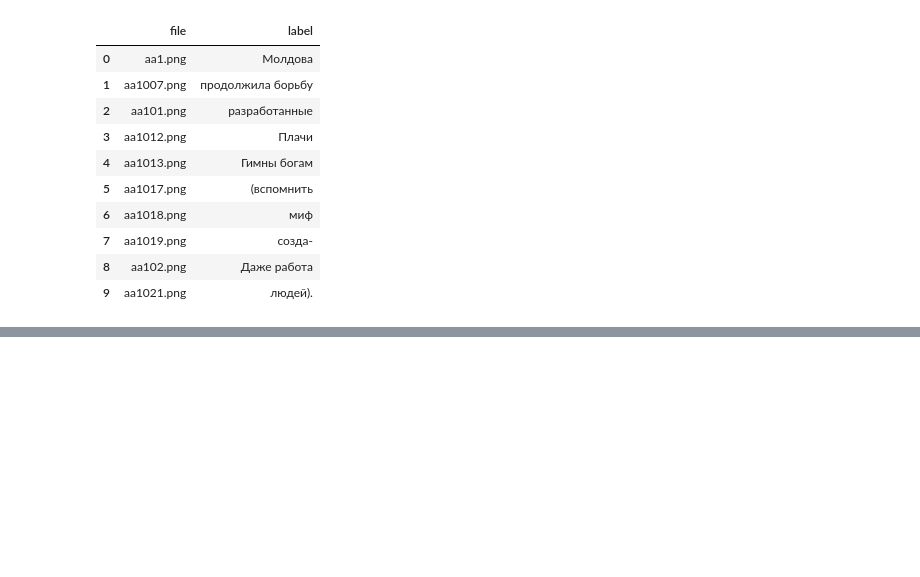
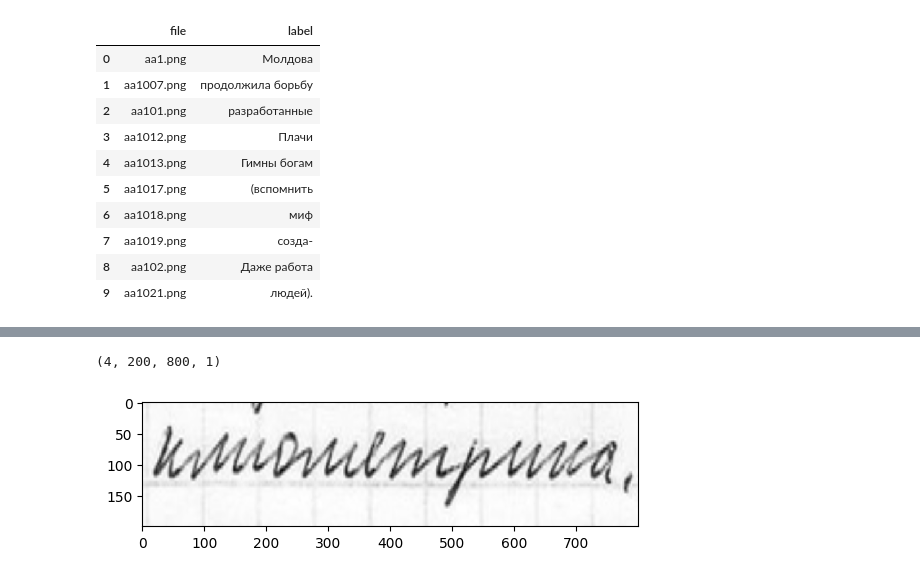
Before and after one commit to hnowakowski/cyrillOCR, a Jupyter notebook: playground.ipynb, the cells around one changed output, grey strips where cells are left out. Cells and saved outputs as stored; diff of their text form; code cells hidden in the pictures; blank space fills up the shorter version.

```diff
--- a/playground.ipynb
+++ b/playground.ipynb
@@ -39,0 +76,19 @@ plt.imshow(img, cmap='gray')
+# %%
+def build_dataset(paths, labels, batch_size, training=True):
+    ds = tf.data.Dataset.from_tensor_slices((paths, labels))
+
+    if training:
+        ds = ds.shuffle(buffer_size=1024, reshuffle_each_iteration=True)
+
+    ds = ds.map(
+        lambda p, y: (resize_height_keep_ratio(load_image(p)), y),
+        num_parallel_calls=tf.data.AUTOTUNE
+    )
+
+
+    ds = ds.batch(batch_size)
+    ds = ds.prefetch(tf.data.AUTOTUNE)
+
+
+    ds = ds.prefetch(tf.data.AUTOTUNE)
+    return ds
@@ -39,0 +111,11 @@ plt.imshow(img, cmap='gray')
+# %%
+train_ds = build_dataset(image_paths, labels, batch_size=4, training=True)
+
+for batch_imgs, batch_labels in train_ds.take(1):
+    print(batch_imgs.shape)  # (B, H, W, 1)
+    #print(batch_labels.numpy())
+
+    plt.imshow(batch_imgs[0, :, :, 0], cmap="gray", interpolation="nearest")
+# %% [output]
+(4, 200, 800, 1)
+[figure, added]
```
Also changed, not shown: parts of 8 cells of this notebook.
